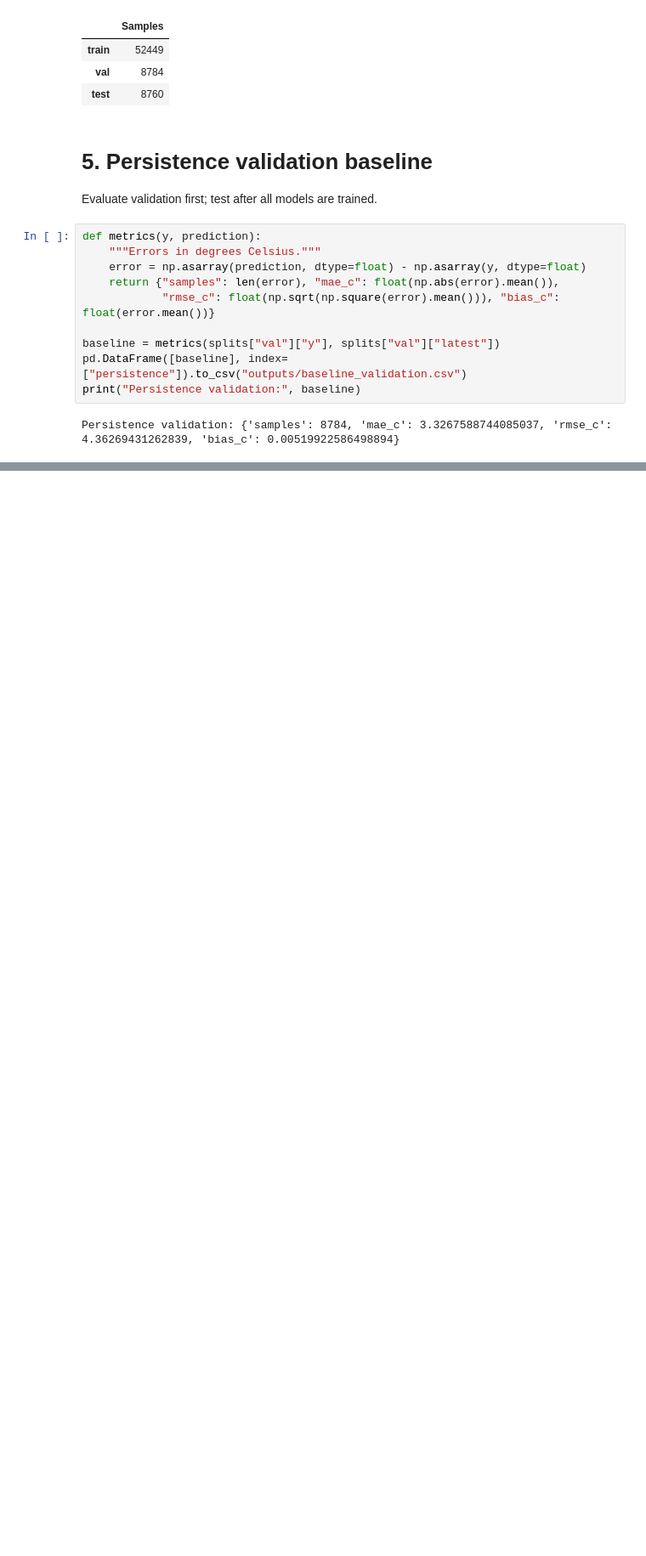
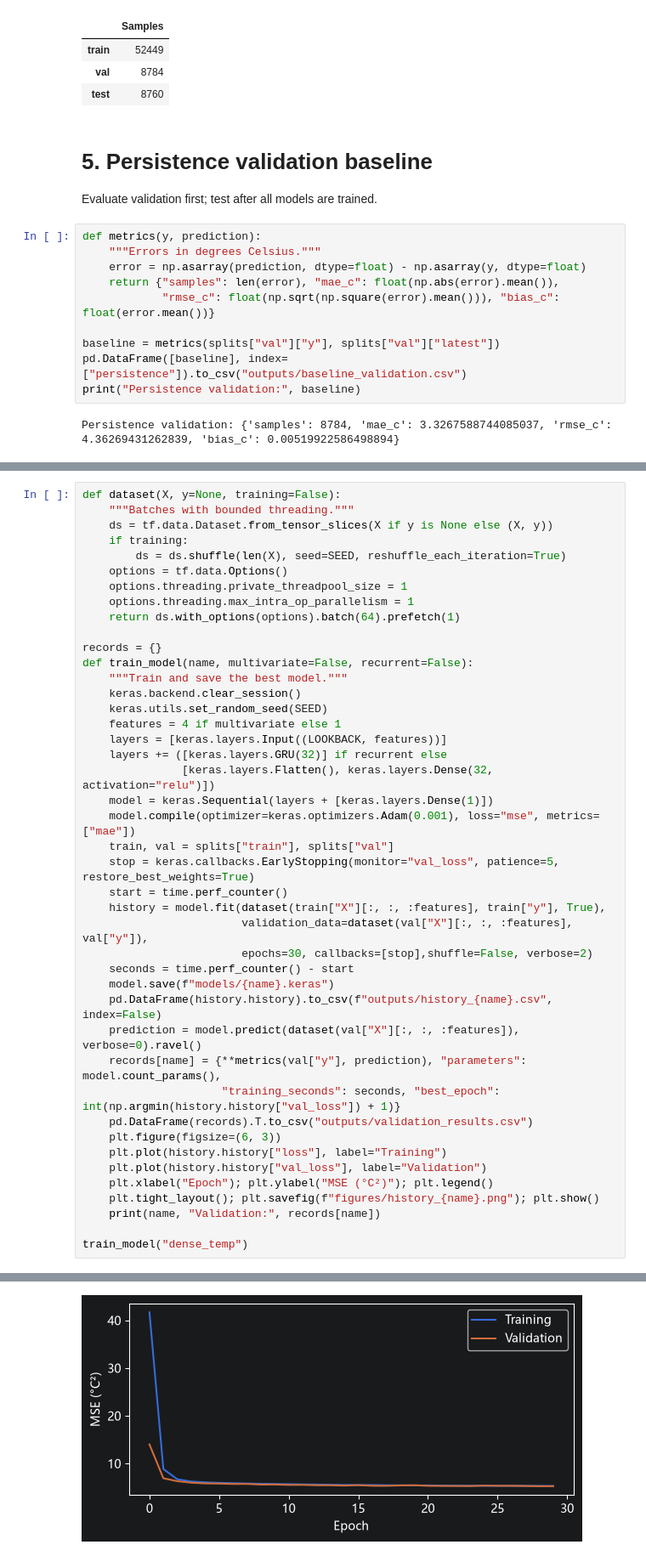
Before and after one commit to Frank-Ping/DATAX504-Yuanhao, a Jupyter notebook: final_report/final_report.ipynb, the cells around one changed output, grey strips where cells are left out. Shown at 85% size. Drawn from its saved outputs; the diff is of its cells as text; blank space fills up the shorter version.

Commit message:
Final Project: 6. train temperature dense model

```diff
--- a/final_report/final_report.ipynb
+++ b/final_report/final_report.ipynb
@@ -145,0 +150,44 @@ Persistence validation: {'samples': 8784, 'mae_c': 3.3267588744085037, 'rmse_c':
+# %%
+def dataset(X, y=None, training=False):
+    """Batches with bounded threading."""
+    ds = tf.data.Dataset.from_tensor_slices(X if y is None else (X, y))
+    if training:
+        ds = ds.shuffle(len(X), seed=SEED, reshuffle_each_iteration=True)
+    options = tf.data.Options()
+    options.threading.private_threadpool_size = 1
+    options.threading.max_intra_op_parallelism = 1
+    return ds.with_options(options).batch(64).prefetch(1)
+
+records = {}
+def train_model(name, multivariate=False, recurrent=False):
+    """Train and save the best model."""
+    keras.backend.clear_session()
+    keras.utils.set_random_seed(SEED)
+    features = 4 if multivariate else 1
+    layers = [keras.layers.Input((LOOKBACK, features))]
+    layers += ([keras.layers.GRU(32)] if recurrent else
+               [keras.layers.Flatten(), keras.layers.Dense(32, activation="relu")])
+    model = keras.Sequential(layers + [keras.layers.Dense(1)])
+    model.compile(optimizer=keras.optimizers.Adam(0.001), loss="mse", metrics=["mae"])
+    train, val = splits["train"], splits["val"]
+    stop = keras.callbacks.EarlyStopping(monitor="val_loss", patience=5, restore_best_weights=True)
+    start = time.perf_counter()
+    history = model.fit(dataset(train["X"][:, :, :features], train["y"], True),
+                        validation_data=dataset(val["X"][:, :, :features], val["y"]),
+                        epochs=30, callbacks=[stop],shuffle=False, verbose=2)
+    seconds = time.perf_counter() - start
+    model.save(f"models/{name}.keras")
+    pd.DataFrame(history.history).to_csv(f"outputs/history_{name}.csv", index=False)
+    prediction = model.predict(dataset(val["X"][:, :, :features]), verbose=0).ravel()
+    records[name] = {**metrics(val["y"], prediction), "parameters": model.count_params(),
+                     "training_seconds": seconds, "best_epoch": int(np.argmin(history.history["val_loss"]) + 1)}
+    pd.DataFrame(records).T.to_csv("outputs/validation_results.csv")
+    plt.figure(figsize=(6, 3))
+    plt.plot(history.history["loss"], label="Training")
+    plt.plot(history.history["val_loss"], label="Validation")
+    plt.xlabel("Epoch"); plt.ylabel("MSE (°C²)"); plt.legend()
+    plt.tight_layout(); plt.savefig(f"figures/history_{name}.png"); plt.show()
+    print(name, "Validation:", records[name])
+
+train_model("dense_temp")
+# %% [output]
@@ -145,0 +211 @@ Persistence validation: {'samples': 8784, 'mae_c': 3.3267588744085037, 'rmse_c':
+[figure, added]
```
Also changed, not shown: parts of 2 cells of this notebook.
